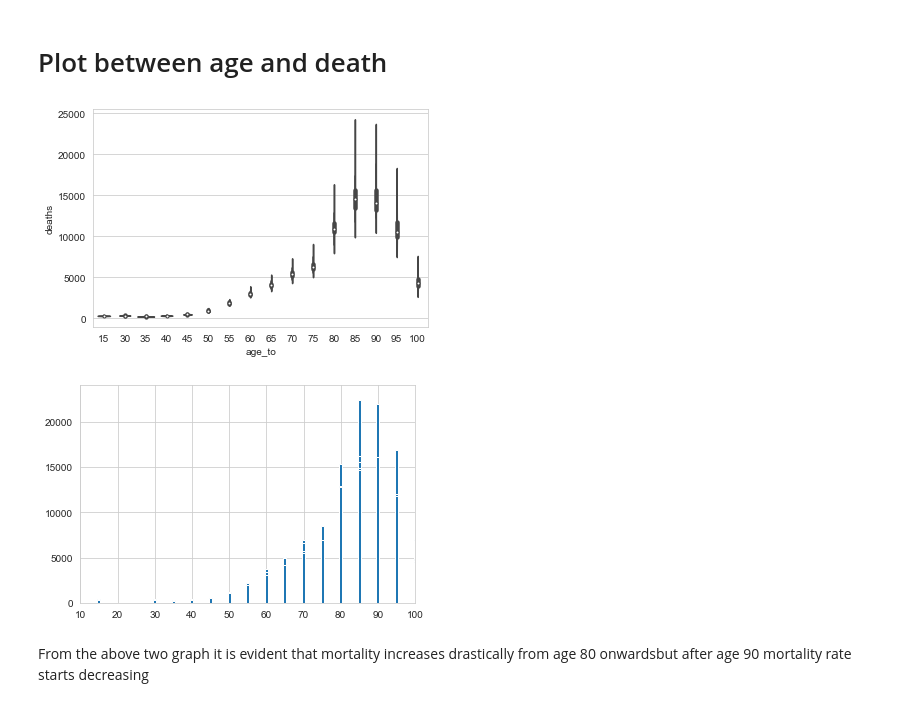
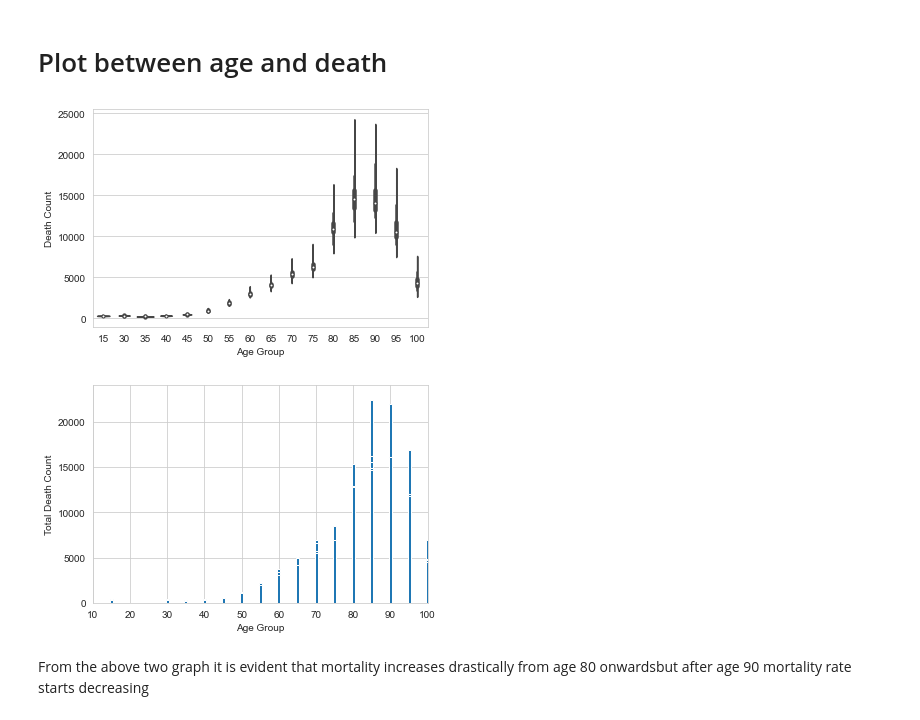
Before and after one commit to Shrijeetkharche/Hamoye-id3, a Jupyter notebook: Group_1.ipynb, the cells around one changed output. Cells and saved outputs as stored; diff of their text form; code cells hidden in the pictures.

Commit message:
Deaths per Age

```diff
--- a/Group_1.ipynb
+++ b/Group_1.ipynb
@@ -118,9 +118,9 @@ STATE_MAP = {'Schleswig-Holstein': 'SH',
              'Thüringen': 'TH'
 }
 # %%
-data_in = pd.read_excel("sonderauswertung-sterbefaelle.xlsx", sheet_name = 'D_2016-2021_Monate_AG_Ins', header = 8, index_col = 0,engine='openpyxl')
+data_in = pd.read_excel("Dataset/sonderauswertung-sterbefaelle.xlsx", sheet_name = 'D_2016-2021_Monate_AG_Ins', header = 8, index_col = 0,engine='openpyxl')
 
-data_in = data_in.drop(['Unnamed: 15', 'Unnamed: 16'], axis = 1).reset_index(drop=True)
+data_in = data_in.drop(['Unnamed: 15'], axis = 1).reset_index(drop=True)
 data_in.columns = ['year', 'age'] + MONTHS
 
 # drop total
@@ -256,19 +256,22 @@ deaths_per_age
 # %% [markdown]
 # Plot between age and death
 # %%
-sns.violinplot(x='age_to',y='deaths',data=data)
+(sns.violinplot(x='age_to',y='deaths',data=data)
+.set(xlabel='Age Group',ylabel='Death Count'))
 plt.show()
 # %% [output]
-[figure, old version]
+[figure, new version]
 # %%
-import pyfits
+# import pyfits
 from matplotlib import pylab
 from pylab import *
 x = data['age_to']
 y = data['deaths']
 plt.bar(x,y)
+plt.xlabel("Age Group")
+plt.ylabel("Total Death Count")
 plt.axis([10, 100, 0, 24000]);
 # %% [output]
-[figure, old version]
+[figure, new version]
 # %% [markdown]
 From the above two graph it is evident that mortality increases drastically from age 80 onwardsbut after age 90 mortality rate starts decreasing
```
Also changed, not shown: parts of 2 cells of this notebook.
